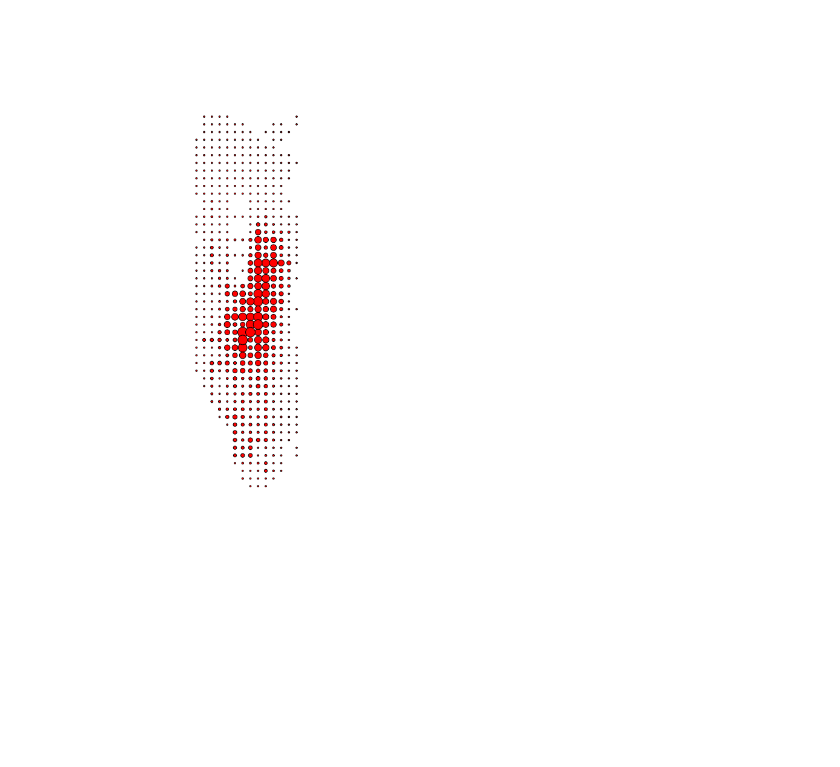
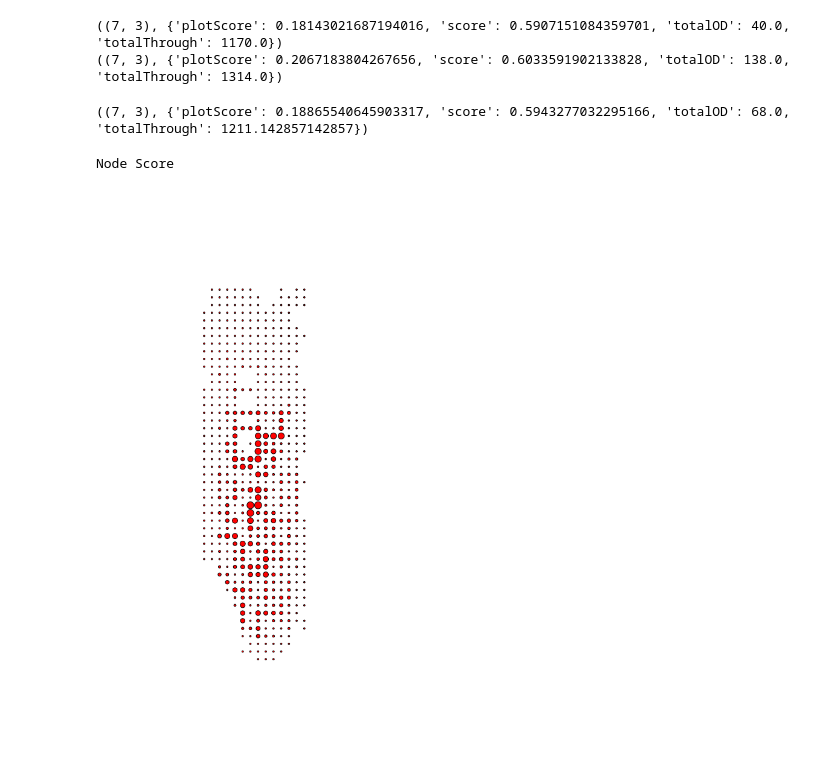
Before and after one commit to jgilles23/CEE245_FinalProject, a Jupyter notebook: AdjacencyToBipartite.ipynb, the cells around one changed output. Cells and saved outputs as stored; diff of their text form; code cells hidden in the pictures; blank space fills up the shorter version.

```diff
--- a/AdjacencyToBipartite.ipynb
+++ b/AdjacencyToBipartite.ipynb
@@ -60,8 +61,3 @@ if False:
     nx.draw(G, pos, edges=edges, width=weights, node_size=1000)
     nx.draw_networkx_labels(G,pos,)
     plt.show()
-# %%
-#Load the adjacency matrix
-with open('rushhr_adjacencymatrix.pickle', 'rb') as handle:
-    A = pickle.load(handle)
-print(A.nodes()[0:10])
@@ -166,3 +172,8 @@ if False:
     nx.draw(G, pos=pos, edges=edges, width=weights, node_size=5)
     #nx.draw_networkx_labels(G,pos=pos)
     plt.show()
+# %%
+print('--------------------------------------------\nRUSH HOUR')
+rushhr = createBipartite('rushhr_adjacencymatrix.pickle')
+print('--------------------------------------------\nWEEKEND HOUR')
+weekendhr = createBipartite('weekendhr_adjacencymatrix.pickle')
@@ -169,29 +197,63 @@ if False:
+# %%
+print(rushhr.nodes(data=True)[0])
+print(weekendhr.nodes(data=True)[0])
+# %% [output]
+((7, 3), {'plotScore': 0.18143021687194016, 'score': 0.5907151084359701, 'totalOD': 40.0, 'totalThrough': 1170.0})
+((7, 3), {'plotScore': 0.2067183804267656, 'score': 0.6033591902133828, 'totalOD': 138.0, 'totalThrough': 1314.0})
+# %%
+#Set proportions for combination
+rushhrProportion = 5.0/7.0
+weekendhrProportion = 2.0/7.0
+#Create a dictionary
+Cdict = {}
+#Add data from rushhr data
+for item in rushhr.nodes(data=True):
+    #iterate through dictionary to set correct proportions by key
+    Cdict[item[0]] = {}
+    for key in item[1]:
+        Cdict[item[0]][key] = rushhrProportion*item[1][key]
+
+
+#Add data from weekendhr data
+for item in weekendhr.nodes(data=True):
+    #See if item already in list, if not add, if yes combine
+    if item[0] in Cdict:
+        #Already in list so combine
+        for key in item[1]:
+            Cdict[item[0]][key] += weekendhrProportion*item[1][key]
+    else:
+        #Not in the list so add
+        Cdict[item[0]] = {}
+        for key in item[1]:
+            Cdict[item[0]][key] = weekendhrProportion*item[1][key]
+
+#Create the network
+C = nx.Graph()
+for key in Cdict:
+    C.add_node(key,Cdict[key])
+print(C.nodes(data=True)[0])
+# %% [output]
+((7, 3), {'plotScore': 0.18865540645903317, 'score': 0.5943277032295166, 'totalOD': 68.0, 'totalThrough': 1211.142857142857})
 # %%
-#Add info on O/D totals and passing through totals
-for node in A.nodes(data=True):
-    #Determine the number of edges that pass through each node, save to the adjacency graph - A
-    node[1]['totalThrough'] = B.degree(node[0],weight='weight')
-    #Determine the number of O/D that end up on a particular node
-    node[1]['totalOD'] = A.degree(node[0],weight='weight')
-
-
-#Display the graph of how many people pass through each node
+#Display the graph of score
 #Establish node positions
-pos = {node:node for node in A.nodes()}
+pos = {node:node for node in C.nodes()}
 #Establish node sizes
-nodeDivisor = 10
-sizes = [float(node[1]['totalThrough'])/nodeDivisor \
-         if float(node[1]['totalThrough'])/nodeDivisor>7 \
-         else 7 for node in A.nodes(data=True)]
+nodeDivisor = 0.005
+sizes = [float(node[1]['plotScore'])/nodeDivisor \
+         if float(node[1]['plotScore'])/nodeDivisor>7 \
+         else 7 for node in C.nodes(data=True)]
+#print(sizes)
 #Establish edge weights (none)
-weights = [0 for edge in A.edges()]
+weights = [0 for edge in C.edges()]
 #Create the figure
 fig=plt.figure(figsize=(8, 16))
 plt.axis('equal')
 #Plot
-print('Number of taxis that pass through each node')
-nx.draw(A,pos,node_size=sizes,width=weights)#, pos, node_size=sizes)
+print('Node Score')
+nx.draw(C,pos,node_size=sizes,width=weights)#, pos, node_size=sizes)
 #nx.draw_networkx_labels(G,pos)
 plt.show()
 # %% [output]
+Node Score
-[figure, old version]
+[figure, new version]
```
Also changed, not shown: parts of 9 cells of this notebook, 3 other files.
